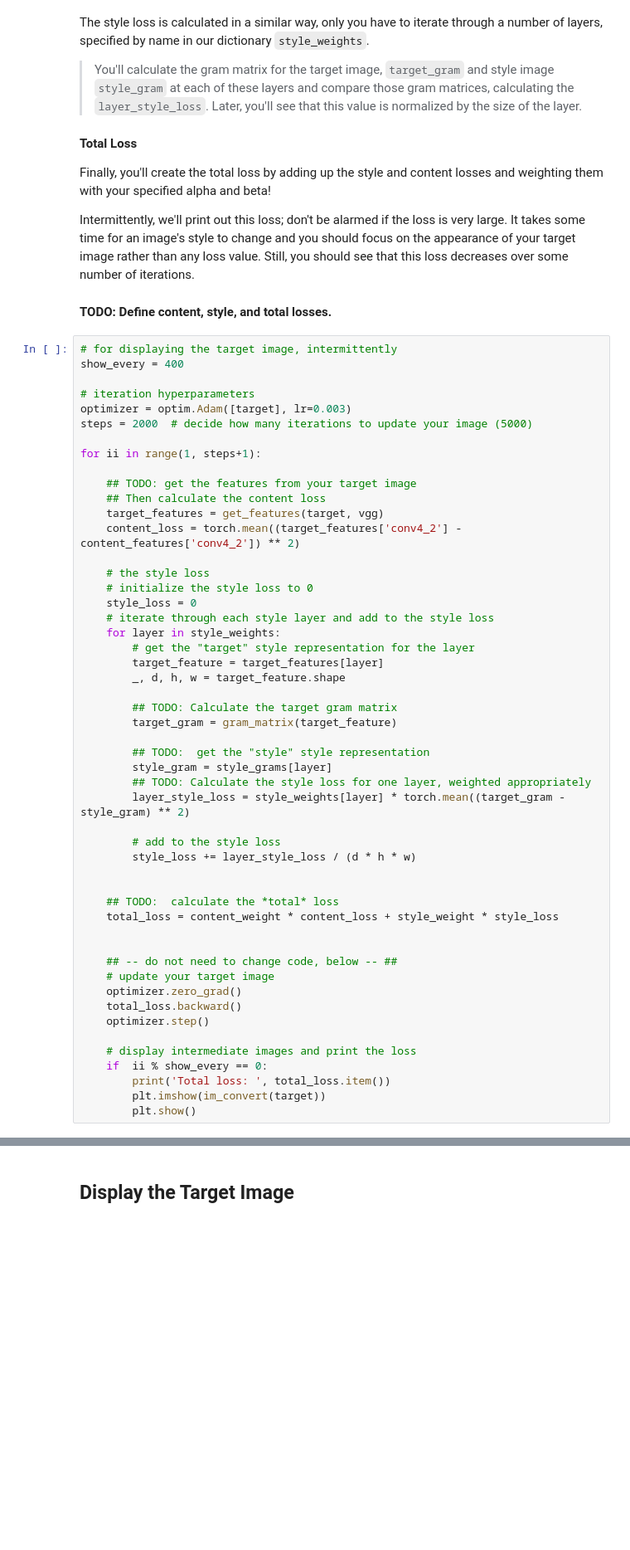
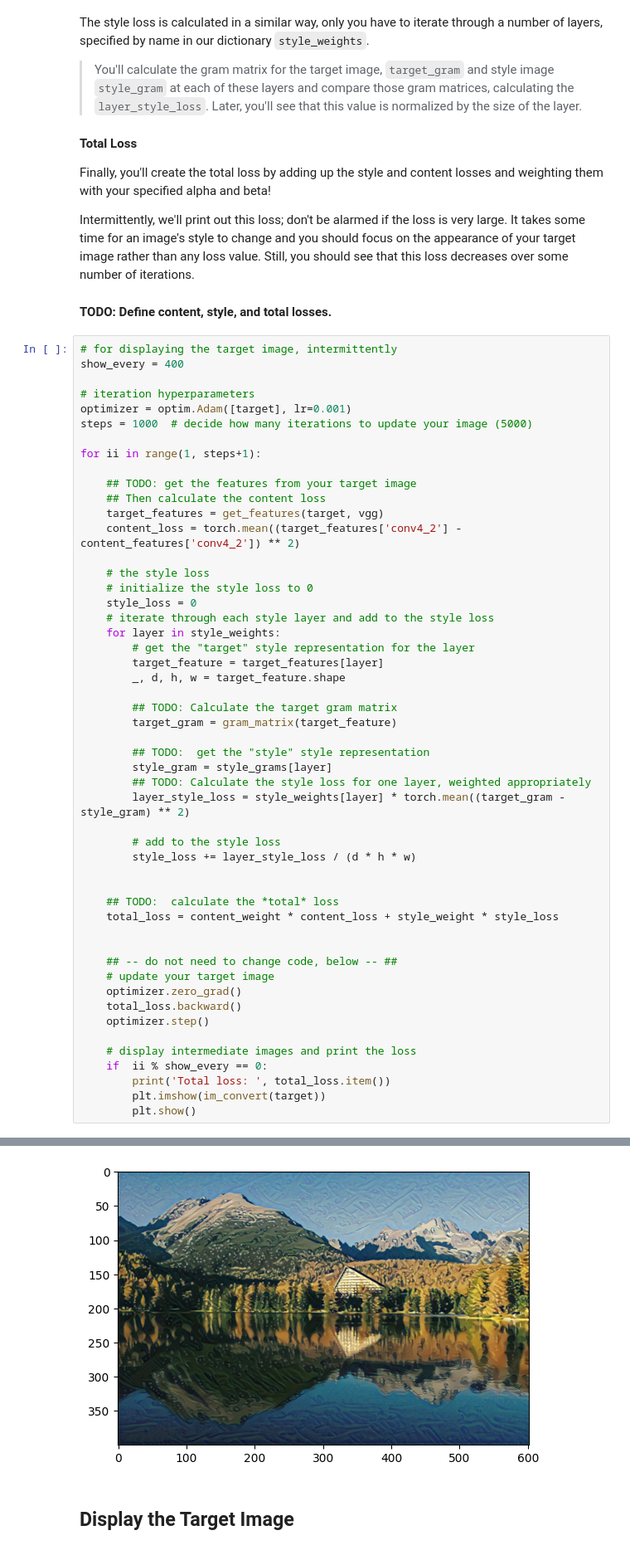
Before and after one commit to amacharla15/CSCI611_Akshith_Macharla, a Jupyter notebook: Assignment4/Style_Transfer_Exercise.ipynb, the cells around one changed output, grey strips where cells are left out. Shown at 83% size. Saved outputs shown, nothing was run; the diff lists cells and outputs as text; blank space fills up the shorter version.

```diff
--- a/Assignment4/Style_Transfer_Exercise.ipynb
+++ b/Assignment4/Style_Transfer_Exercise.ipynb
@@ -243,8 +262,8 @@ Intermittently, we'll print out this loss; don't be alarmed if the loss is very
 show_every = 400
 
 # iteration hyperparameters
-optimizer = optim.Adam([target], lr=0.003)
-steps = 2000  # decide how many iterations to update your image (5000)
+optimizer = optim.Adam([target], lr=0.001)
+steps = 1000  # decide how many iterations to update your image (5000)
 
 for ii in range(1, steps+1):
 
@@ -289,3 +308,4 @@ for ii in range(1, steps+1):
         print('Total loss: ', total_loss.item())
         plt.imshow(im_convert(target))
         plt.show()
+# %% [output]
@@ -292,3 +313,4 @@ for ii in range(1, steps+1):
+[figure, added]
 # %% [markdown]
 ## Display the Target Image
 # %%
```
Also changed, not shown: parts of 6 cells of this notebook, 2 other files.
